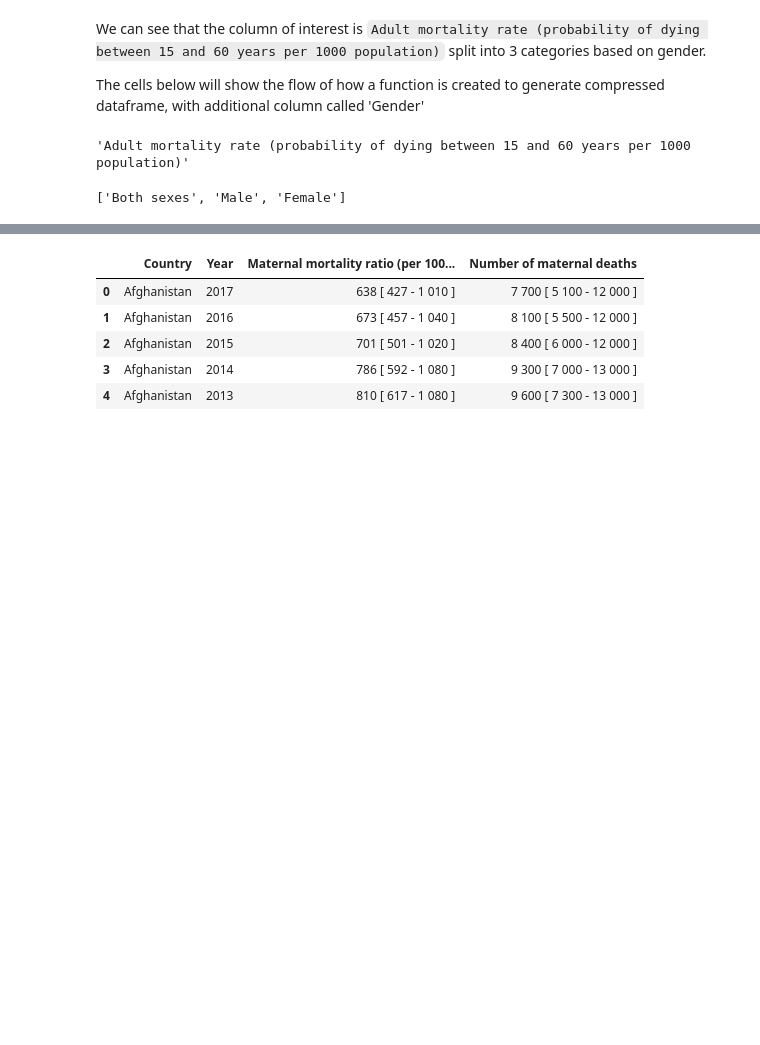
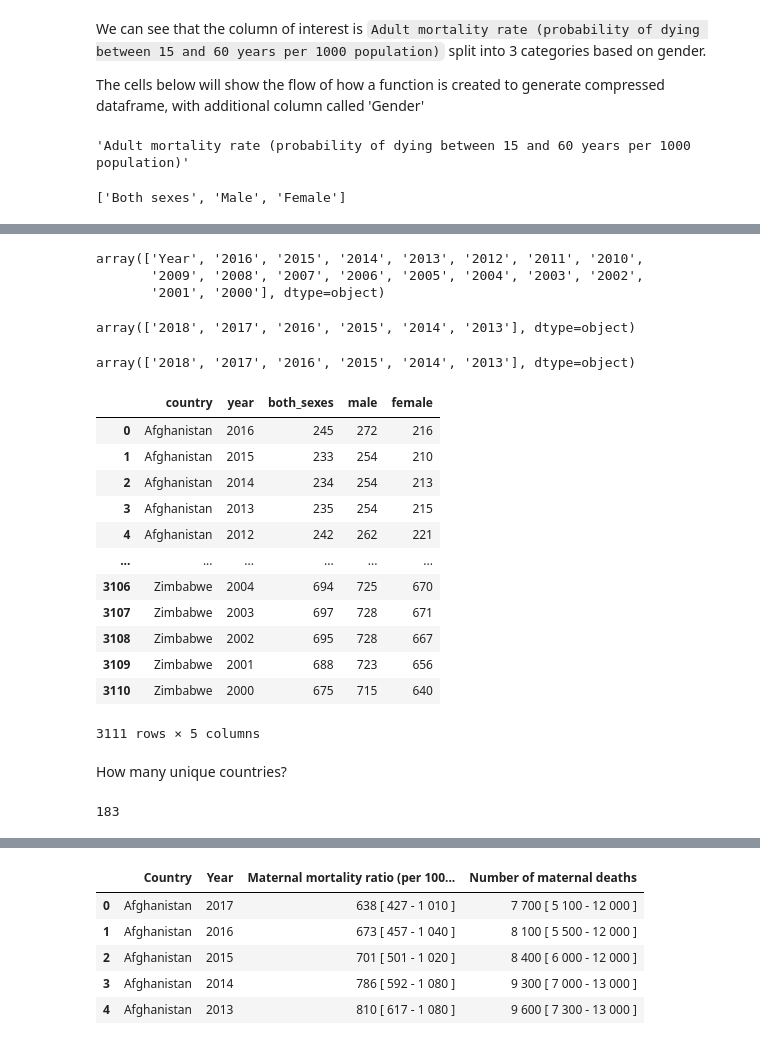
Before and after one commit to msamhz/Kaggle_WorldMortalityRates, a Jupyter notebook: code/1_EDA.ipynb, the cells around one changed output, grey strips where cells are left out. Drawn from its saved outputs; the diff is of its cells as text; code cells hidden in the pictures; blank space fills up the shorter version.

```diff
--- a/code/1_EDA.ipynb
+++ b/code/1_EDA.ipynb
@@ -122,0 +267,14 @@ See the caveats in the documentation: https://pandas.pydata.org/pandas-docs/stab
+# %%
+adult_mortality['Unnamed: 1'].unique()
+# %% [output]
+array(['Year', '2016', '2015', '2014', '2013', '2012', '2011', '2010',
+       '2009', '2008', '2007', '2006', '2005', '2004', '2003', '2002',
+       '2001', '2000'], dtype=object)
+# %%
+num_afterFiveDeath.Year.unique()
+# %% [output]
+array(['2018', '2017', '2016', '2015', '2014', '2013'], dtype=object)
+# %%
+num_infantDeath.Year.unique()
+# %% [output]
+array(['2018', '2017', '2016', '2015', '2014', '2013'], dtype=object)
@@ -122,0 +283,28 @@ See the caveats in the documentation: https://pandas.pydata.org/pandas-docs/stab
+# %%
+adult_mortality.drop(0, inplace = True)
+adult_mortality.reset_index(drop = True, inplace = True)
+# %%
+template_columns = ['country', 'year', 'both_sexes', 'male', 'female']
+adult_mortality.columns = template_columns
+# %%
+adult_mortality
+# %% [output]
+|  | country | year | both_sexes | male | female |
+| 0 | Afghanistan | 2016 | 245 | 272 | 216 |
+| 1 | Afghanistan | 2015 | 233 | 254 | 210 |
+| 2 | Afghanistan | 2014 | 234 | 254 | 213 |
+| 3 | Afghanistan | 2013 | 235 | 254 | 215 |
+| 4 | Afghanistan | 2012 | 242 | 262 | 221 |
+| ... | ... | ... | ... | ... | ... |
+| 3106 | Zimbabwe | 2004 | 694 | 725 | 670 |
+| 3107 | Zimbabwe | 2003 | 697 | 728 | 671 |
+| 3108 | Zimbabwe | 2002 | 695 | 728 | 667 |
+| 3109 | Zimbabwe | 2001 | 688 | 723 | 656 |
+| 3110 | Zimbabwe | 2000 | 675 | 715 | 640 |
+3111 rows × 5 columns
+# %% [markdown]
+How many unique countries?
+# %%
+len(adult_mortality.country.unique())
+# %% [output]
+183
```
Also changed, not shown: parts of 22 cells of this notebook.
